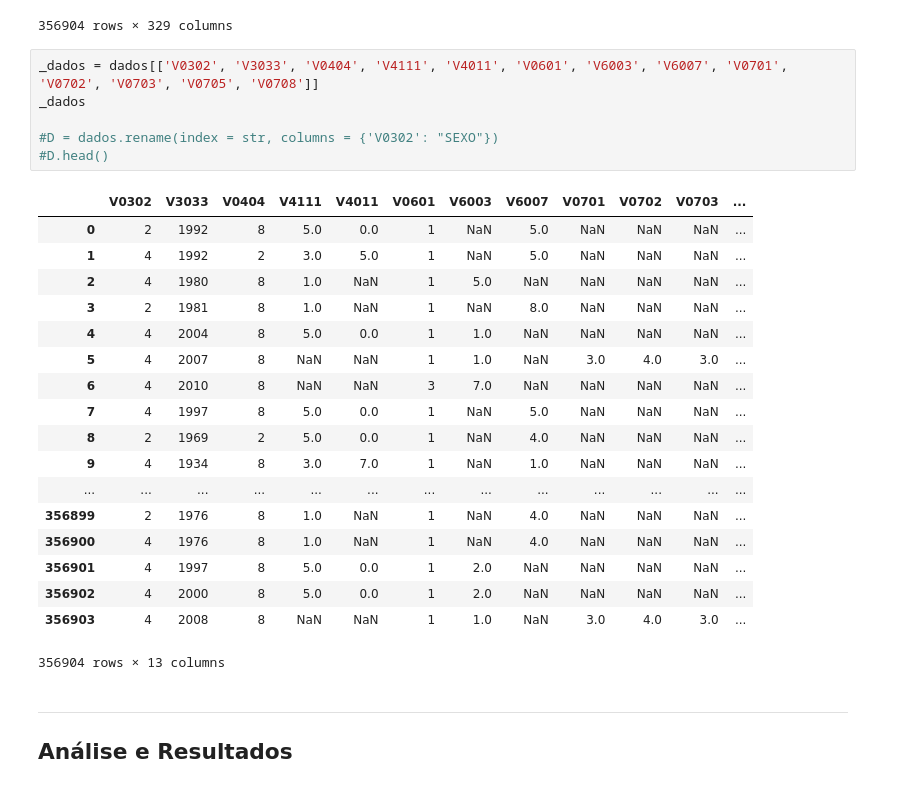
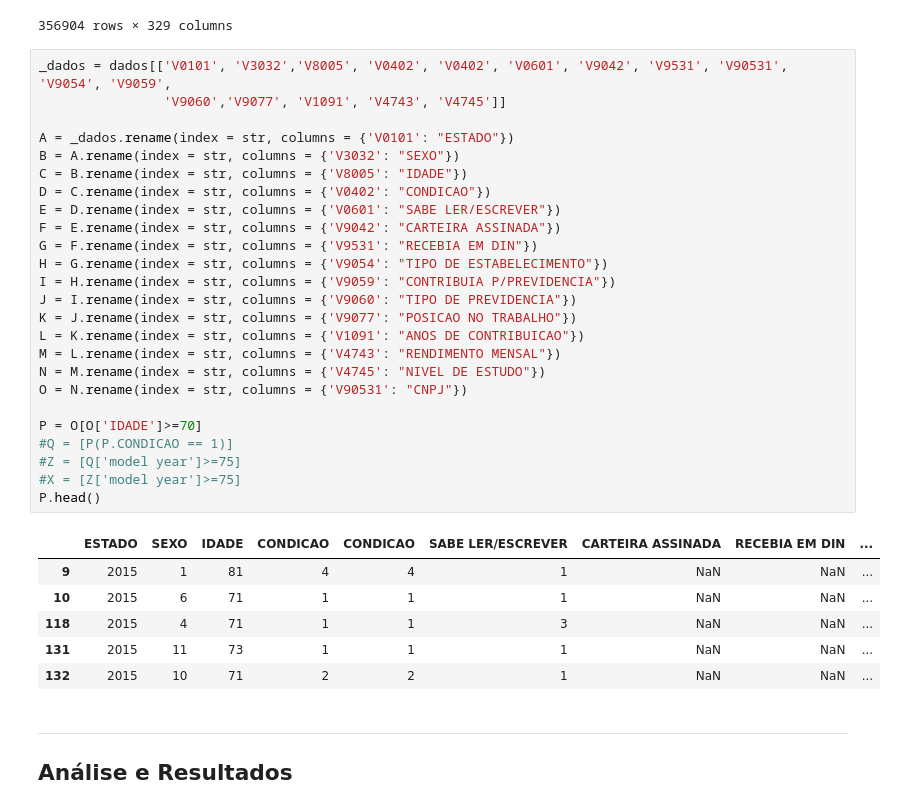
Before and after one commit to marianasabrantes/DP-P1, a Jupyter notebook: DP_P01_mariana.ipynb, the cells around one changed output. Drawn from its saved outputs; the diff is of its cells as text.

```diff
--- a/DP_P01_mariana.ipynb
+++ b/DP_P01_mariana.ipynb
@@ -51,31 +54,38 @@ dados
 | 356902 | 356902 | 2015 | 53 | 2148 | 17 | 4 | 4 | 18 | 6 | 2000 | ... | ... |
 | 356903 | 356903 | 2015 | 53 | 2148 | 17 | 5 | 4 | 14 | 6 | 2008 | ... | ... |
 356904 rows × 329 columns
-# %%
-_dados = dados[['V0302', 'V3033', 'V0404', 'V4111', 'V4011', 'V0601', 'V6003', 'V6007', 'V0701', 'V0702', 'V0703', 'V0705', 'V0708']]
-_dados
-
-#D = dados.rename(index = str, columns = {'V0302': "SEXO"})
-#D.head()
-# %% [output]
-|  | V0302 | V3033 | V0404 | V4111 | V4011 | V0601 | V6003 | V6007 | V0701 | V0702 | V0703 | ... |
-| 0 | 2 | 1992 | 8 | 5.0 | 0.0 | 1 | NaN | 5.0 | NaN | NaN | NaN | ... |
-| 1 | 4 | 1992 | 2 | 3.0 | 5.0 | 1 | NaN | 5.0 | NaN | NaN | NaN | ... |
-| 2 | 4 | 1980 | 8 | 1.0 | NaN | 1 | 5.0 | NaN | NaN | NaN | NaN | ... |
-| 3 | 2 | 1981 | 8 | 1.0 | NaN | 1 | NaN | 8.0 | NaN | NaN | NaN | ... |
-| 4 | 4 | 2004 | 8 | 5.0 | 0.0 | 1 | 1.0 | NaN | NaN | NaN | NaN | ... |
-| 5 | 4 | 2007 | 8 | NaN | NaN | 1 | 1.0 | NaN | 3.0 | 4.0 | 3.0 | ... |
-| 6 | 4 | 2010 | 8 | NaN | NaN | 3 | 7.0 | NaN | NaN | NaN | NaN | ... |
-| 7 | 4 | 1997 | 8 | 5.0 | 0.0 | 1 | NaN | 5.0 | NaN | NaN | NaN | ... |
-| 8 | 2 | 1969 | 2 | 5.0 | 0.0 | 1 | NaN | 4.0 | NaN | NaN | NaN | ... |
-| 9 | 4 | 1934 | 8 | 3.0 | 7.0 | 1 | NaN | 1.0 | NaN | NaN | NaN | ... |
-| ... | ... | ... | ... | ... | ... | ... | ... | ... | ... | ... | ... | ... |
-| 356899 | 2 | 1976 | 8 | 1.0 | NaN | 1 | NaN | 4.0 | NaN | NaN | NaN | ... |
-| 356900 | 4 | 1976 | 8 | 1.0 | NaN | 1 | NaN | 4.0 | NaN | NaN | NaN | ... |
-| 356901 | 4 | 1997 | 8 | 5.0 | 0.0 | 1 | 2.0 | NaN | NaN | NaN | NaN | ... |
-| 356902 | 4 | 2000 | 8 | 5.0 | 0.0 | 1 | 2.0 | NaN | NaN | NaN | NaN | ... |
-| 356903 | 4 | 2008 | 8 | NaN | NaN | 1 | 1.0 | NaN | 3.0 | 4.0 | 3.0 | ... |
-356904 rows × 13 columns
+# %%
+_dados = dados[['V0101', 'V3032','V8005', 'V0402', 'V0402', 'V0601', 'V9042', 'V9531', 'V90531', 'V9054', 'V9059',
+                'V9060','V9077', 'V1091', 'V4743', 'V4745']]
+
+A = _dados.rename(index = str, columns = {'V0101': "ESTADO"})
+B = A.rename(index = str, columns = {'V3032': "SEXO"})
+C = B.rename(index = str, columns = {'V8005': "IDADE"})
+D = C.rename(index = str, columns = {'V0402': "CONDICAO"})
+E = D.rename(index = str, columns = {'V0601': "SABE LER/ESCREVER"})
+F = E.rename(index = str, columns = {'V9042': "CARTEIRA ASSINADA"})
+G = F.rename(index = str, columns = {'V9531': "RECEBIA EM DIN"})
+H = G.rename(index = str, columns = {'V9054': "TIPO DE ESTABELECIMENTO"})
+I = H.rename(index = str, columns = {'V9059': "CONTRIBUIA P/PREVIDENCIA"})
+J = I.rename(index = str, columns = {'V9060': "TIPO DE PREVIDENCIA"})
+K = J.rename(index = str, columns = {'V9077': "POSICAO NO TRABALHO"})
+L = K.rename(index = str, columns = {'V1091': "ANOS DE CONTRIBUICAO"})
+M = L.rename(index = str, columns = {'V4743': "RENDIMENTO MENSAL"})
+N = M.rename(index = str, columns = {'V4745': "NIVEL DE ESTUDO"})
+O = N.rename(index = str, columns = {'V90531': "CNPJ"})
+
+P = O[O['IDADE']>=70]
+#Q = [P(P.CONDICAO == 1)]
+#Z = [Q['model year']>=75]
+#X = [Z['model year']>=75]
+P.head()
+# %% [output]
+|  | ESTADO | SEXO | IDADE | CONDICAO | CONDICAO | SABE LER/ESCREVER | CARTEIRA ASSINADA | RECEBIA EM DIN | ... |
+| 9 | 2015 | 1 | 81 | 4 | 4 | 1 | NaN | NaN | ... |
+| 10 | 2015 | 6 | 71 | 1 | 1 | 1 | NaN | NaN | ... |
+| 118 | 2015 | 4 | 71 | 1 | 1 | 3 | NaN | NaN | ... |
+| 131 | 2015 | 11 | 73 | 1 | 1 | 1 | NaN | NaN | ... |
+| 132 | 2015 | 10 | 71 | 2 | 2 | 1 | NaN | NaN | ... |
 # %% [markdown]
 ___
 ## Análise e Resultados
```
Also changed, not shown: parts of 3 cells of this notebook.
